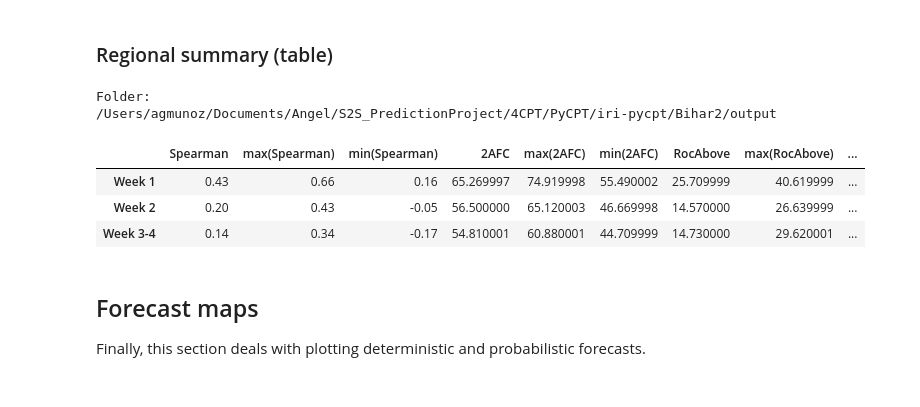
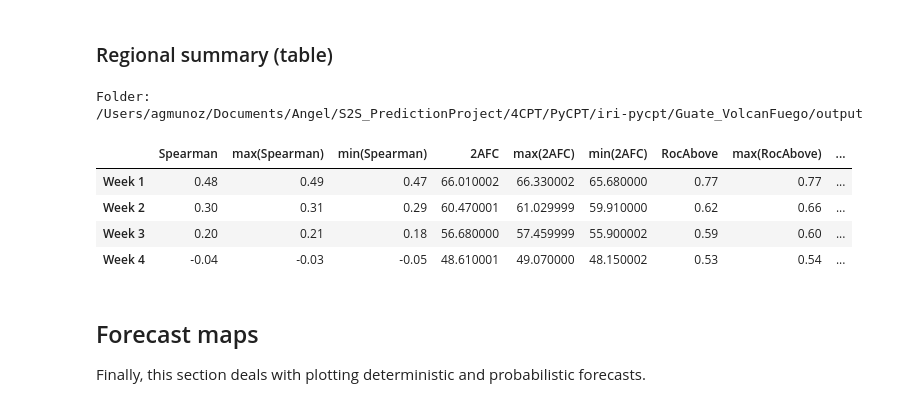
Before and after one commit to ssilje/iri-pycpt, a Jupyter notebook: PyCPT_s2sv1.7.ipynb, the cells around one changed output. Saved outputs shown, nothing was run; the diff lists cells and outputs as text; code cells hidden in the pictures.

```diff
--- a/PyCPT_s2sv1.7.ipynb
+++ b/PyCPT_s2sv1.7.ipynb
@@ -354,25 +355,26 @@ PROCESS COMPLETED
 # %%
 print("Folder:")
 %cd $workdir/output
 
 #Desired scores:
 #score=('Spearman','2AFC','RocAbove','RocBelow','Ignorance','RPSS','GROC')
 score=('Spearman','2AFC','RocAbove','RocBelow')
 #Coordinates of the box:
-lon1=82 #lon of upper left point of geographical sub-domain
-lat1=27  #lat of upper left point of geographical sub-domain
-lon2=88 #lon of lower right point of geographical sub-domain
-lat2=24  #lat of lower right point of geographical sub-domain
+lon1=-82 #lon of upper left point of geographical sub-domain
+lat1=20  #lat of upper left point of geographical sub-domain
+lon2=-80 #lon of lower right point of geographical sub-domain
+lat2=13  #lat of lower right point of geographical sub-domain
 # Skill scores loop
 df=skilltab(score,wknam,lon1,lat1,lat2,lon2,wlo2,elo2,sla2,nla2,fprefix,mpref,training_season,mon,fday,nwk,wk)
 df
 # %% [output]
 Folder:
-/Users/agmunoz/Documents/Angel/S2S_PredictionProject/4CPT/PyCPT/iri-pycpt/Bihar2/output
+/Users/agmunoz/Documents/Angel/S2S_PredictionProject/4CPT/PyCPT/iri-pycpt/Guate_VolcanFuego/output
 |  | Spearman | max(Spearman) | min(Spearman) | 2AFC | max(2AFC) | min(2AFC) | RocAbove | max(RocAbove) | ... |
-| Week 1 | 0.43 | 0.66 | 0.16 | 65.269997 | 74.919998 | 55.490002 | 25.709999 | 40.619999 | ... |
-| Week 2 | 0.20 | 0.43 | -0.05 | 56.500000 | 65.120003 | 46.669998 | 14.570000 | 26.639999 | ... |
-| Week 3-4 | 0.14 | 0.34 | -0.17 | 54.810001 | 60.880001 | 44.709999 | 14.730000 | 29.620001 | ... |
+| Week 1 | 0.48 | 0.49 | 0.47 | 66.010002 | 66.330002 | 65.680000 | 0.77 | 0.77 | ... |
+| Week 2 | 0.30 | 0.31 | 0.29 | 60.470001 | 61.029999 | 59.910000 | 0.62 | 0.66 | ... |
+| Week 3 | 0.20 | 0.21 | 0.18 | 56.680000 | 57.459999 | 55.900002 | 0.59 | 0.60 | ... |
+| Week 4 | -0.04 | -0.03 | -0.05 | 48.610001 | 49.070000 | 48.150002 | 0.53 | 0.54 | ... |
 # %% [markdown]
 ## Forecast maps
 Finally, this section deals with plotting deterministic and probabilistic forecasts.
```
Also changed, not shown: parts of 10 cells of this notebook, 3 other files.
